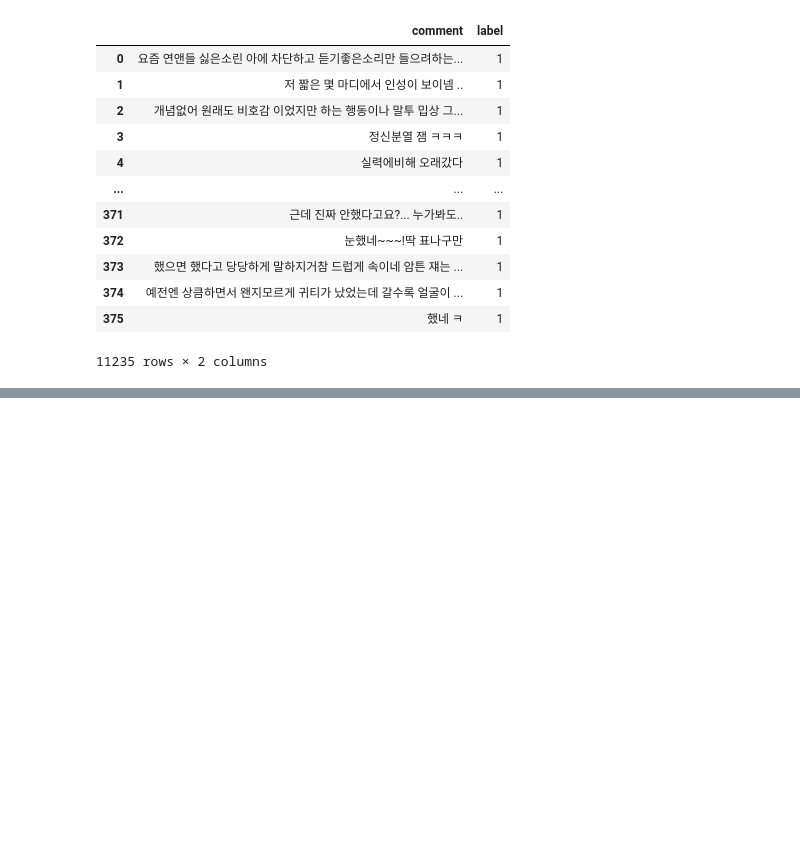
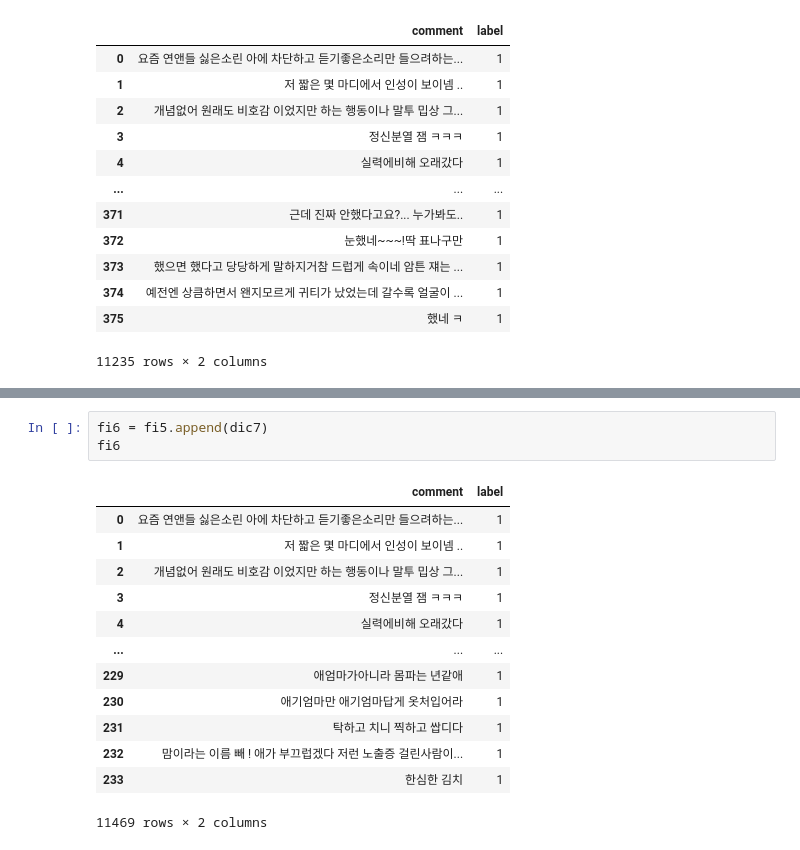
Before and after one commit to sooyeon-go/grad_project, a Jupyter notebook: comment_crawling_r/comment2_csv.ipynb, the cells around one changed output, grey strips where cells are left out. Cells and saved outputs as stored; diff of their text form; blank space fills up the shorter version.

```diff
--- a/comment_crawling_r/comment2_csv.ipynb
+++ b/comment_crawling_r/comment2_csv.ipynb
@@ -427,0 +469,17 @@ fi5
+# %%
+fi6 = fi5.append(dic7)
+fi6
+# %% [output]
+|  | comment | label |
+| 0 | 요즘 연앤들 싫은소린 아에 차단하고 듣기좋은소리만 들으려하는... | 1 |
+| 1 | 저 짧은 몇 마디에서 인성이 보이넴 .. | 1 |
+| 2 | 개념없어 원래도 비호감 이었지만 하는 행동이나 말투 밉상 그... | 1 |
+| 3 | 정신분열 잼 ㅋㅋㅋ | 1 |
+| 4 | 실력에비해 오래갔다 | 1 |
+| ... | ... | ... |
+| 229 | 애엄마가아니라 몸파는 년같애 | 1 |
+| 230 | 애기엄마만 애기엄마답게 옷처입어라 | 1 |
+| 231 | 탁하고 치니 찍하고 쌉디다 | 1 |
+| 232 | 맘이라는 이름 빼 ! 애가 부끄럽겠다 저런 노출증 걸린사람이... | 1 |
+| 233 | 한심한 김치 | 1 |
+11469 rows × 2 columns
```
Also changed, not shown: parts of 2 cells of this notebook.
